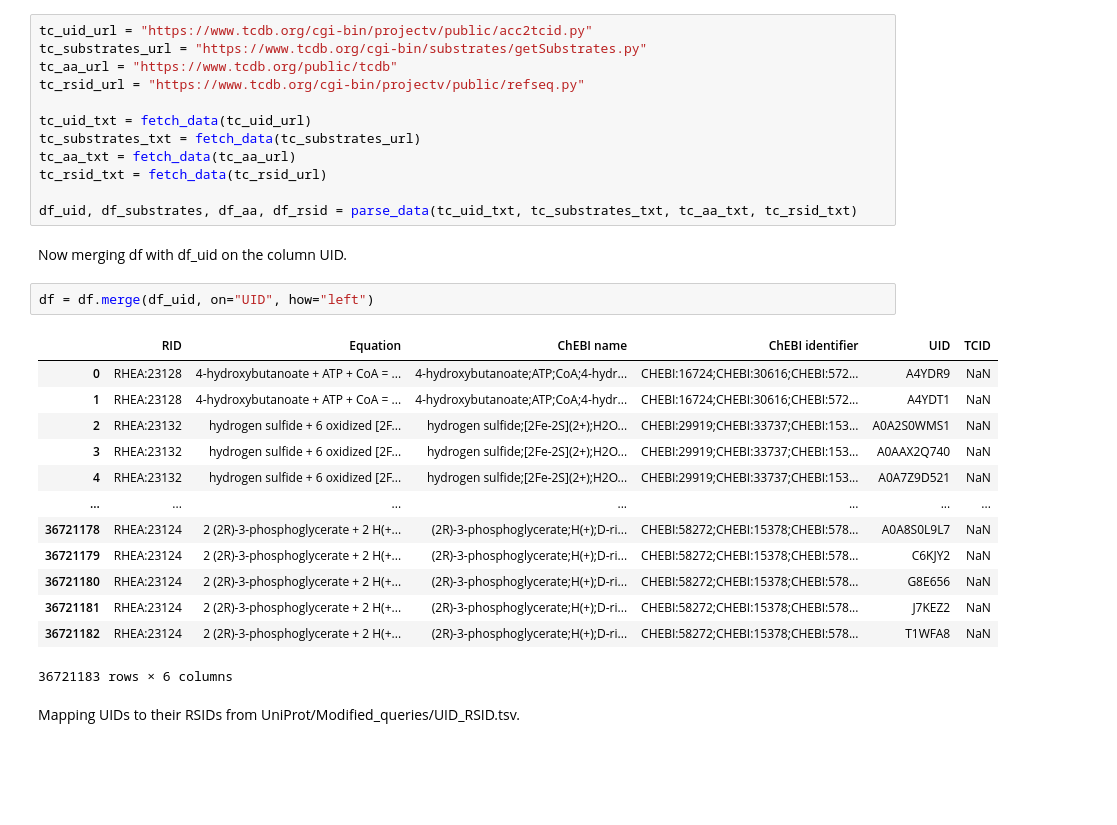
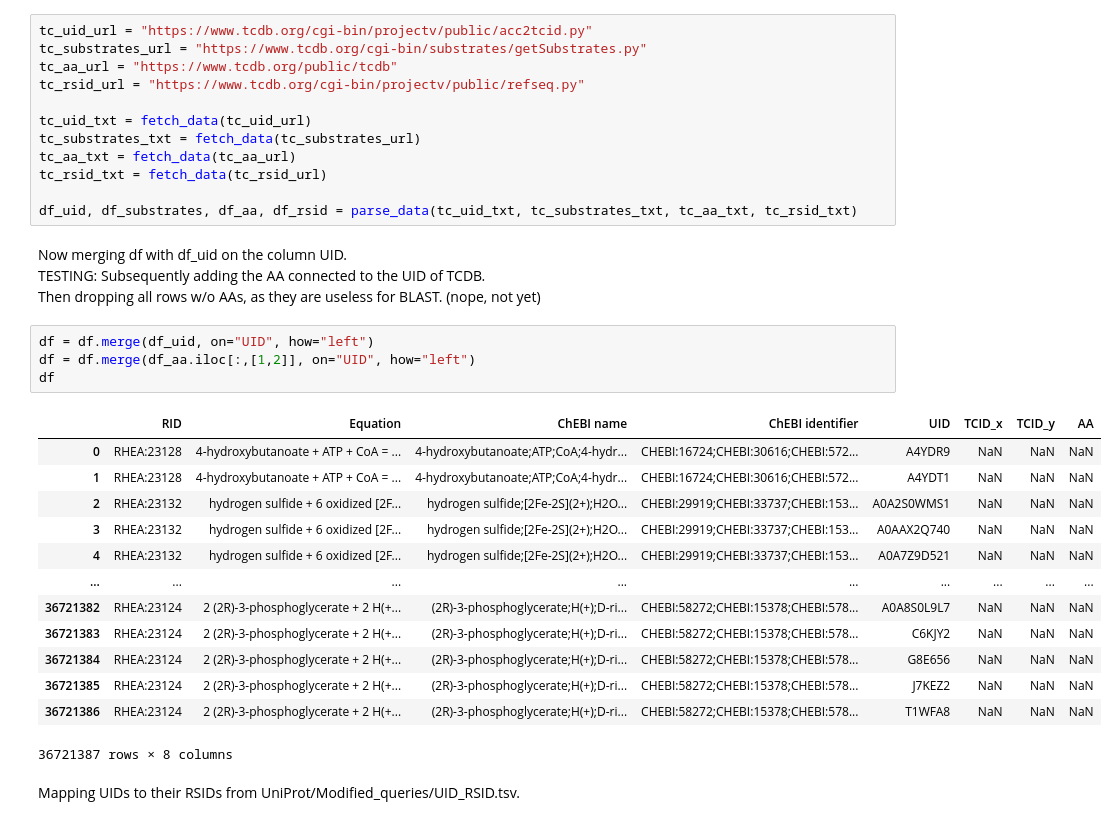
Before and after one commit to blandro/master-project, a Jupyter notebook: Approach 2/main2.ipynb, the cells around one changed output. Cells and saved outputs as stored; diff of their text form; blank space fills up the shorter version.

Commit message:
ChEBI s2p and AA/UID/TCID crosslink try

```diff
--- a/Approach 2/main2.ipynb
+++ b/Approach 2/main2.ipynb
@@ -103,24 +74,28 @@ tc_aa_txt = fetch_data(tc_aa_url)
 tc_rsid_txt = fetch_data(tc_rsid_url)
 
 df_uid, df_substrates, df_aa, df_rsid = parse_data(tc_uid_txt, tc_substrates_txt, tc_aa_txt, tc_rsid_txt)
-# %% [markdown]
-Now merging df with df_uid on the column UID.
+# %% [markdown]
+Now merging df with df_uid on the column UID.\
+TESTING: Subsequently adding the AA connected to the UID of TCDB.\
+Then dropping all rows w/o AAs, as they are useless for BLAST. (nope, not yet)
 # %%
 df = df.merge(df_uid, on="UID", how="left")
+df = df.merge(df_aa.iloc[:,[1,2]], on="UID", how="left")
+df
 # %% [output]
-|  | RID | Equation | ChEBI name | ChEBI identifier | UID | TCID |
-| 0 | RHEA:23128 | 4-hydroxybutanoate + ATP + CoA = ... | 4-hydroxybutanoate;ATP;CoA;4-hydr... | CHEBI:16724;CHEBI:30616;CHEBI:572... | A4YDR9 | NaN |
-| 1 | RHEA:23128 | 4-hydroxybutanoate + ATP + CoA = ... | 4-hydroxybutanoate;ATP;CoA;4-hydr... | CHEBI:16724;CHEBI:30616;CHEBI:572... | A4YDT1 | NaN |
-| 2 | RHEA:23132 | hydrogen sulfide + 6 oxidized [2F... | hydrogen sulfide;[2Fe-2S](2+);H2O... | CHEBI:29919;CHEBI:33737;CHEBI:153... | A0A2S0WMS1 | NaN |
-| 3 | RHEA:23132 | hydrogen sulfide + 6 oxidized [2F... | hydrogen sulfide;[2Fe-2S](2+);H2O... | CHEBI:29919;CHEBI:33737;CHEBI:153... | A0AAX2Q740 | NaN |
-| 4 | RHEA:23132 | hydrogen sulfide + 6 oxidized [2F... | hydrogen sulfide;[2Fe-2S](2+);H2O... | CHEBI:29919;CHEBI:33737;CHEBI:153... | A0A7Z9D521 | NaN |
-| ... | ... | ... | ... | ... | ... | ... |
-| 36721178 | RHEA:23124 | 2 (2R)-3-phosphoglycerate + 2 H(+... | (2R)-3-phosphoglycerate;H(+);D-ri... | CHEBI:58272;CHEBI:15378;CHEBI:578... | A0A8S0L9L7 | NaN |
-| 36721179 | RHEA:23124 | 2 (2R)-3-phosphoglycerate + 2 H(+... | (2R)-3-phosphoglycerate;H(+);D-ri... | CHEBI:58272;CHEBI:15378;CHEBI:578... | C6KJY2 | NaN |
-| 36721180 | RHEA:23124 | 2 (2R)-3-phosphoglycerate + 2 H(+... | (2R)-3-phosphoglycerate;H(+);D-ri... | CHEBI:58272;CHEBI:15378;CHEBI:578... | G8E656 | NaN |
-| 36721181 | RHEA:23124 | 2 (2R)-3-phosphoglycerate + 2 H(+... | (2R)-3-phosphoglycerate;H(+);D-ri... | CHEBI:58272;CHEBI:15378;CHEBI:578... | J7KEZ2 | NaN |
-| 36721182 | RHEA:23124 | 2 (2R)-3-phosphoglycerate + 2 H(+... | (2R)-3-phosphoglycerate;H(+);D-ri... | CHEBI:58272;CHEBI:15378;CHEBI:578... | T1WFA8 | NaN |
+|  | RID | Equation | ChEBI name | ChEBI identifier | UID | TCID_x | TCID_y | AA |
+| 0 | RHEA:23128 | 4-hydroxybutanoate + ATP + CoA = ... | 4-hydroxybutanoate;ATP;CoA;4-hydr... | CHEBI:16724;CHEBI:30616;CHEBI:572... | A4YDR9 | NaN | NaN | NaN |
+| 1 | RHEA:23128 | 4-hydroxybutanoate + ATP + CoA = ... | 4-hydroxybutanoate;ATP;CoA;4-hydr... | CHEBI:16724;CHEBI:30616;CHEBI:572... | A4YDT1 | NaN | NaN | NaN |
+| 2 | RHEA:23132 | hydrogen sulfide + 6 oxidized [2F... | hydrogen sulfide;[2Fe-2S](2+);H2O... | CHEBI:29919;CHEBI:33737;CHEBI:153... | A0A2S0WMS1 | NaN | NaN | NaN |
+| 3 | RHEA:23132 | hydrogen sulfide + 6 oxidized [2F... | hydrogen sulfide;[2Fe-2S](2+);H2O... | CHEBI:29919;CHEBI:33737;CHEBI:153... | A0AAX2Q740 | NaN | NaN | NaN |
+| 4 | RHEA:23132 | hydrogen sulfide + 6 oxidized [2F... | hydrogen sulfide;[2Fe-2S](2+);H2O... | CHEBI:29919;CHEBI:33737;CHEBI:153... | A0A7Z9D521 | NaN | NaN | NaN |
+| ... | ... | ... | ... | ... | ... | ... | ... | ... |
+| 36721382 | RHEA:23124 | 2 (2R)-3-phosphoglycerate + 2 H(+... | (2R)-3-phosphoglycerate;H(+);D-ri... | CHEBI:58272;CHEBI:15378;CHEBI:578... | A0A8S0L9L7 | NaN | NaN | NaN |
+| 36721383 | RHEA:23124 | 2 (2R)-3-phosphoglycerate + 2 H(+... | (2R)-3-phosphoglycerate;H(+);D-ri... | CHEBI:58272;CHEBI:15378;CHEBI:578... | C6KJY2 | NaN | NaN | NaN |
+| 36721384 | RHEA:23124 | 2 (2R)-3-phosphoglycerate + 2 H(+... | (2R)-3-phosphoglycerate;H(+);D-ri... | CHEBI:58272;CHEBI:15378;CHEBI:578... | G8E656 | NaN | NaN | NaN |
+| 36721385 | RHEA:23124 | 2 (2R)-3-phosphoglycerate + 2 H(+... | (2R)-3-phosphoglycerate;H(+);D-ri... | CHEBI:58272;CHEBI:15378;CHEBI:578... | J7KEZ2 | NaN | NaN | NaN |
+| 36721386 | RHEA:23124 | 2 (2R)-3-phosphoglycerate + 2 H(+... | (2R)-3-phosphoglycerate;H(+);D-ri... | CHEBI:58272;CHEBI:15378;CHEBI:578... | T1WFA8 | NaN | NaN | NaN |
-36721183 rows × 6 columns
+36721387 rows × 8 columns
 # %% [markdown]
 Mapping UIDs to their RSIDs from UniProt/Modified_queries/UID_RSID.tsv.
 # %%
```
Also changed, not shown: parts of 9 cells of this notebook.
